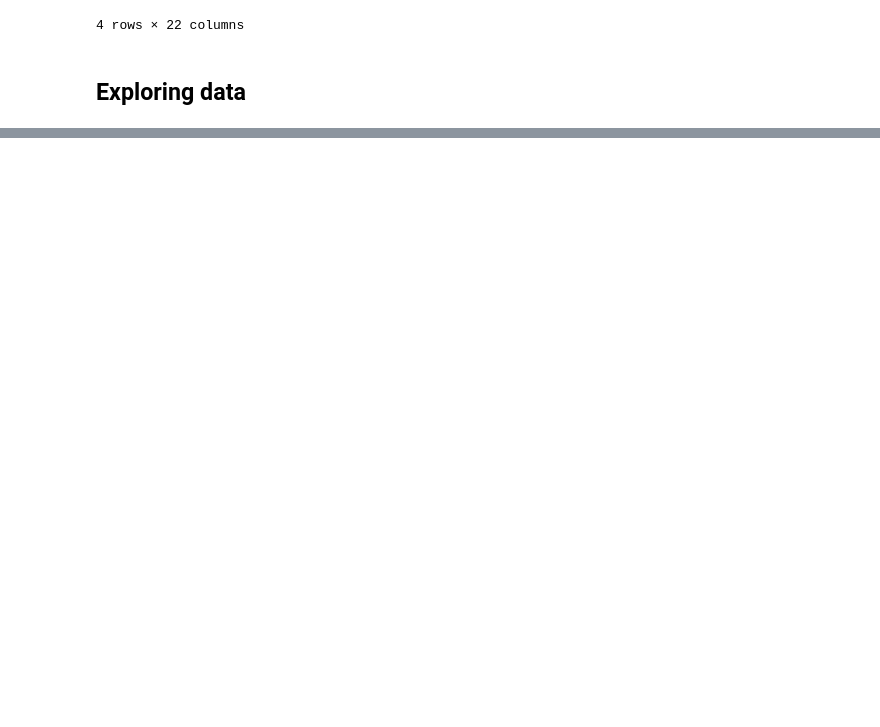
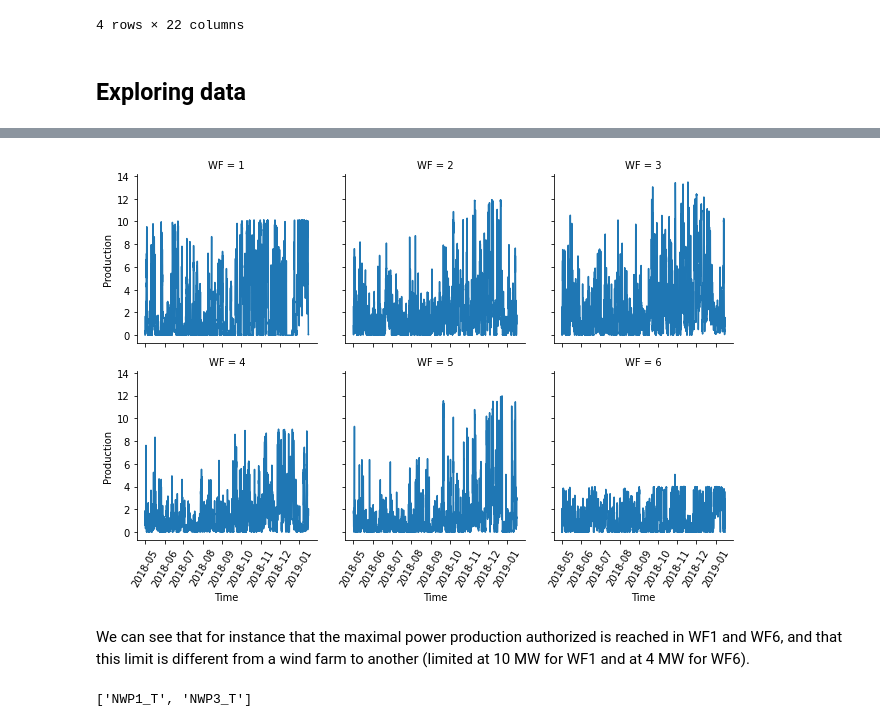
Before and after one commit to nicolashuyghe/cnr_Challenge, a Jupyter notebook: notebooks/cnr_challenge_v0.ipynb, the cells around one changed output, grey strips where cells are left out. Cells and saved outputs as stored; diff of their text form; code cells hidden in the pictures; blank space fills up the shorter version.

```diff
--- a/notebooks/cnr_challenge_v0.ipynb
+++ b/notebooks/cnr_challenge_v0.ipynb
@@ -202,0 +229,20 @@ df_aug.loc[51:54]
+# %%
+grid = sns.FacetGrid(df_aug, col="WF", col_wrap=3)
+grid.map(sns.lineplot, 'Time','Production')
+
+# Rotate x labels
+for axes in grid.axes.flat:
+    plt.setp(axes.xaxis.get_majorticklabels(), rotation=60)
+
+grid.add_legend()
+plt.show()
+# %% [output]
+[figure, added]
+# %% [markdown]
+We can see that for instance that the maximal power production authorized is reached in WF1 and WF6, and that this limit is different from a wind farm to another (limited at 10 MW for WF1 and at 4 MW for WF6).
+# %%
+nwp_var = 'T'
+nwp_runs = [col for col in df_aug.columns if col.startswith('NWP') and col.split('_')[1] == nwp_var]
+nwp_runs
+# %% [output]
+['NWP1_T', 'NWP3_T']
```
Also changed, not shown: parts of 22 cells of this notebook, 2 other files.
